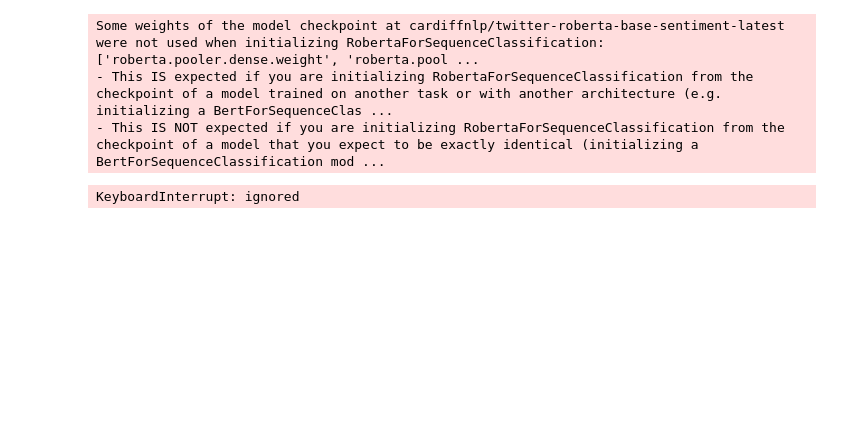
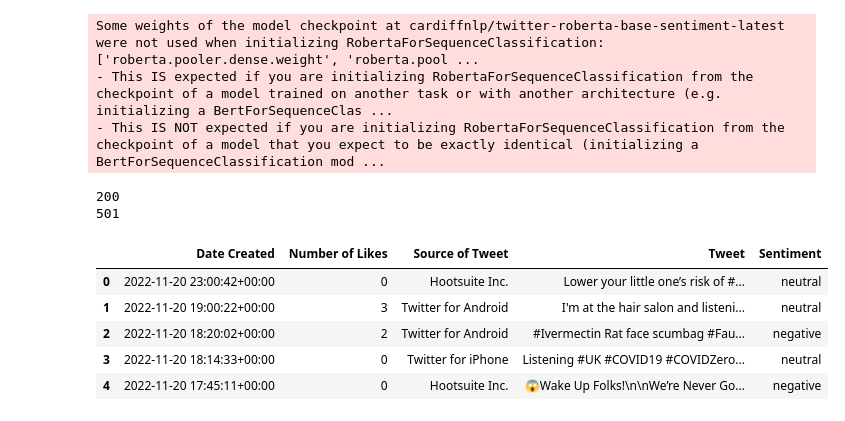
Before and after one commit to melbinmv/Sentiment-Analysis, a Jupyter notebook: Sentiment_Analysis.ipynb, the cells around one changed output. Saved outputs shown, nothing was run; the diff lists cells and outputs as text; code cells hidden in the pictures; blank space fills up the shorter version.

```diff
--- a/Sentiment_Analysis.ipynb
+++ b/Sentiment_Analysis.ipynb
@@ -148,6 +134,8 @@ def preprocess(text):
 # %%
 # Predicting the sentiments of tweets
 for i, tweet in enumerate(q.get_items()):
+    if i == 200:
+        print(i)
     if i>500:
         print(i)
         break
@@ -157,4 +145,18 @@ for i, tweet in enumerate(q.get_items()):
     tweet_sa.append({"Date Created": tweet.date, "Number of Likes": tweet.likeCount,
                      "Source of Tweet": tweet.sourceLabel, "Tweet": tweet.content, 'Sentiment': sentiment[0]['label']})
 # %% [output]
-KeyboardInterrupt: ignored
+200
+501
+# %%
+pd.set_option('max_colwidth', None)
+
+# Converting data to dataframe
+df = pd.DataFrame(tweet_sa)
+df.head()
+# %% [output]
+|  | Date Created | Number of Likes | Source of Tweet | Tweet | Sentiment |
+| 0 | 2022-11-20 23:00:42+00:00 | 0 | Hootsuite Inc. | Lower your little one’s risk of #... | neutral |
+| 1 | 2022-11-20 19:00:22+00:00 | 3 | Twitter for Android | I'm at the hair salon and listeni... | neutral |
+| 2 | 2022-11-20 18:20:02+00:00 | 2 | Twitter for Android | #Ivermectin Rat face scumbag #Fau... | negative |
+| 3 | 2022-11-20 18:14:33+00:00 | 0 | Twitter for iPhone | Listening #UK #COVID19 #COVIDZero... | neutral |
+| 4 | 2022-11-20 17:45:11+00:00 | 0 | Hootsuite Inc. | 😱Wake Up Folks!\n\nWe’re Never Go... | negative |
```
Also changed, not shown: parts of 9 cells of this notebook.
